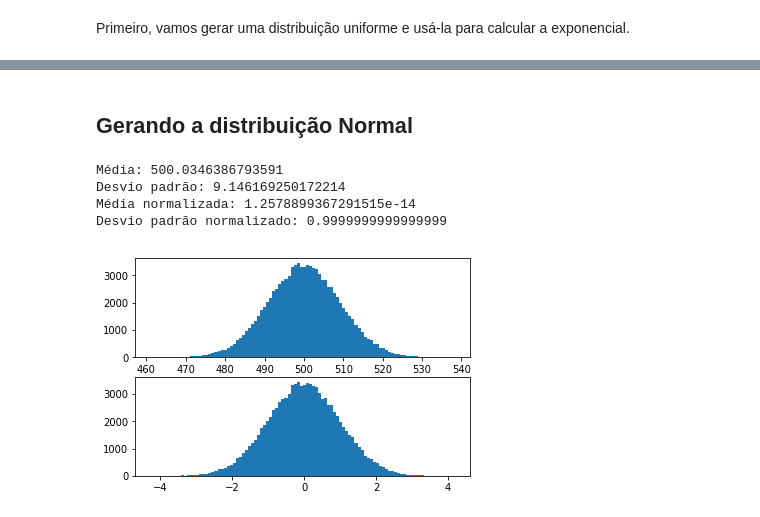
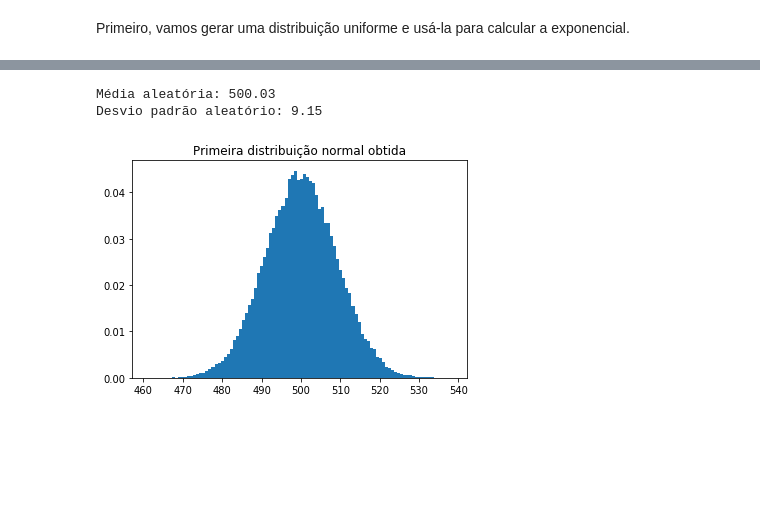
Before and after one commit to victorers1/DCA0133-AprendizagemDeMaquina, a Jupyter notebook: Unidade 1/Lista/Experimento computacional 1.ipynb, the cells around one changed output, grey strips where cells are left out. Cells and saved outputs as stored; diff of their text form; code cells hidden in the pictures; blank space fills up the shorter version.

```diff
--- a/Unidade 1/Lista/Experimento computacional 1.ipynb
+++ b/Unidade 1/Lista/Experimento computacional 1.ipynb
@@ -39,39 +53,20 @@ plt.show()
-# %% [markdown]
-## Gerando a distribuição Normal
 # %%
 qtdVA = 99999  # Quantidade de valores em cada variável aleatória
 va = np.zeros(qtdVA)  # Valores de UMA variável aleatória
 va_gauss = np.zeros(qtdVA)  # va com distribuição Gaussiana, ou, Somatório das variáveis aleatórias
 
 for i in range(1000):  # Gerando 1000 variáveis aleatórias
     va = np.random.random(qtdVA) # Gera valores aleatórios no intervalo [0, 1)
     va_gauss = va_gauss + va # Faz o somatório as va's geradas
 
 media_gauss = va_gauss.mean() # Média da va_gauss
 desvio_gauss = va_gauss.std() # Desvio padrão da va_gaussiana
-print("Média aleatória: " + str(media_gauss))
-print("Desvio padrão aleatório: " + str(desvio_gauss))
-
-Z = (va_gauss - media_gauss)/desvio_gauss
-
-media_gauss = Z.mean()
-desvio_gauss = Z.std()
-print("Média normalizada: " + str(media_gauss))
-print("Desvio padrão normalizado: " + str(desvio_gauss))
-
-plt.subplot(211)
-plt.hist(va_gauss, 100)
-plt.subplot(212)
-plt.hist(Z,100)
-
+print("Média aleatória: " + '{:03.2f}'.format(media_gauss))
+print("Desvio padrão aleatório: " + '{:03.2f}'.format(desvio_gauss))
+plt.hist(va_gauss, 100, density=True)
+plt.title('Primeira distribuição normal obtida')
 plt.show()
-
-#m = 2
-#d = 3
-#Y = Z*d + m
 # %% [output]
-Média: 500.0346386793591
-Desvio padrão: 9.146169250172214
-Média normalizada: 1.2578899367291515e-14
-Desvio padrão normalizado: 0.9999999999999999
+Média aleatória: 500.03
+Desvio padrão aleatório: 9.15
-[figure, old version]
+[figure, new version]
```
Also changed, not shown: parts of 12 cells of this notebook.
